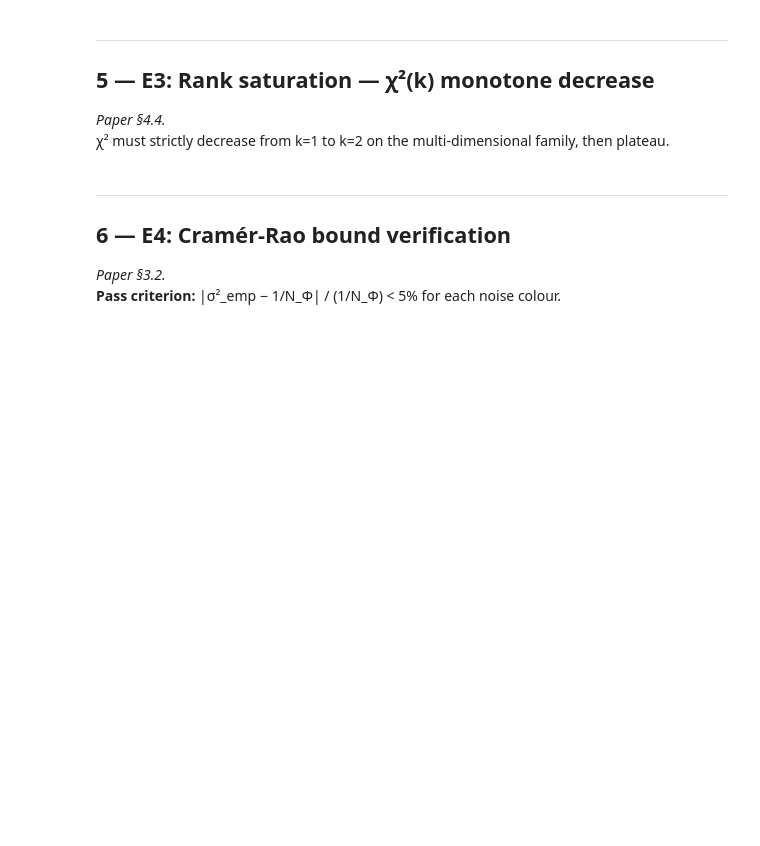
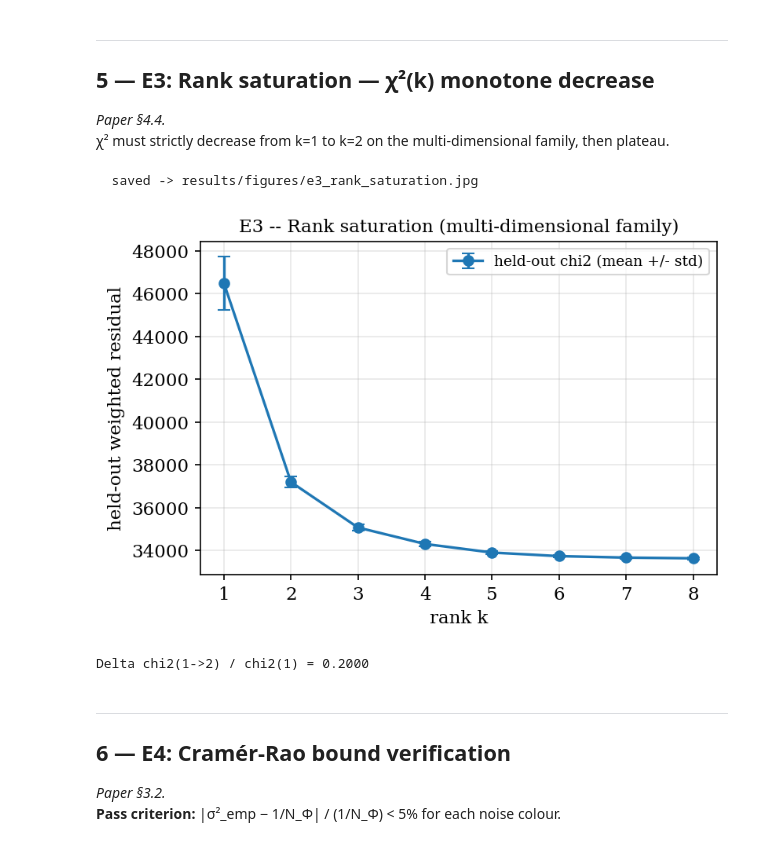
Before and after one commit to dowlingwong/noise-weighted-subspace-reconstruction, a Jupyter notebook: experiments/experiments_master.ipynb, the cells around one changed output. Saved outputs shown, nothing was run; the diff lists cells and outputs as text; code cells hidden in the pictures; blank space fills up the shorter version.

```diff
--- a/experiments/experiments_master.ipynb
+++ b/experiments/experiments_master.ipynb
@@ -282,31 +388,35 @@ print('All k pass:', all(m >= 0.9999 for m in mu_e2))
 # %%
 e3_by_seed = {}
 if CACHE_H5.exists():
     with h5py.File(CACHE_H5, 'r') as h5:
         for sg in cache_groups(h5, 'e3_e9'):
             path = f'e3_e9/{sg}/rank_summary'
             if path in h5:
                 e3_by_seed[sg] = load_df(h5, path)
 
 if not e3_by_seed and _fb:
     e3_by_seed['fallback'] = (
         _fb['b06']['rank_summary_df'][['k', 'chi2_proxy_mean', 'chi2_proxy_std']]
         .copy())
 
 ks_e3   = sorted(list(e3_by_seed.values())[0]['k'].astype(int))
 chi2stk = np.stack([df.sort_values('k')['chi2_proxy_mean'].values
                     for df in e3_by_seed.values()], axis=0)
 mu_c, sd_c = mean_std(chi2stk)
 
 fig, ax = plt.subplots(figsize=(5.5, 3.8))
 ax.errorbar(ks_e3, mu_c, yerr=sd_c, fmt='o-', color=BLUE, capsize=4,
             label='held-out chi2 (mean +/- std)')
 ax.set_xlabel('rank k'); ax.set_ylabel('held-out weighted residual')
 ax.set_title('E3 -- Rank saturation (multi-dimensional family)')
 ax.legend(fontsize=9); fig.tight_layout()
-save_fig(fig, 'e3_rank_saturation.pdf'); plt.show()
+save_fig(fig, 'e3_rank_saturation.jpg'); plt.show()
 if len(mu_c) > 1:
     print(f'Delta chi2(1->2) / chi2(1) = {(mu_c[0]-mu_c[1])/mu_c[0]:.4f}')
+# %% [output]
+  saved -> results/figures/e3_rank_saturation.jpg
+[figure, added]
+Delta chi2(1->2) / chi2(1) = 0.2000
 # %% [markdown]
 ---
 ## 6 — E4: Cramér-Rao bound verification
```
Also changed, not shown: parts of 27 cells of this notebook, 26 other files.
